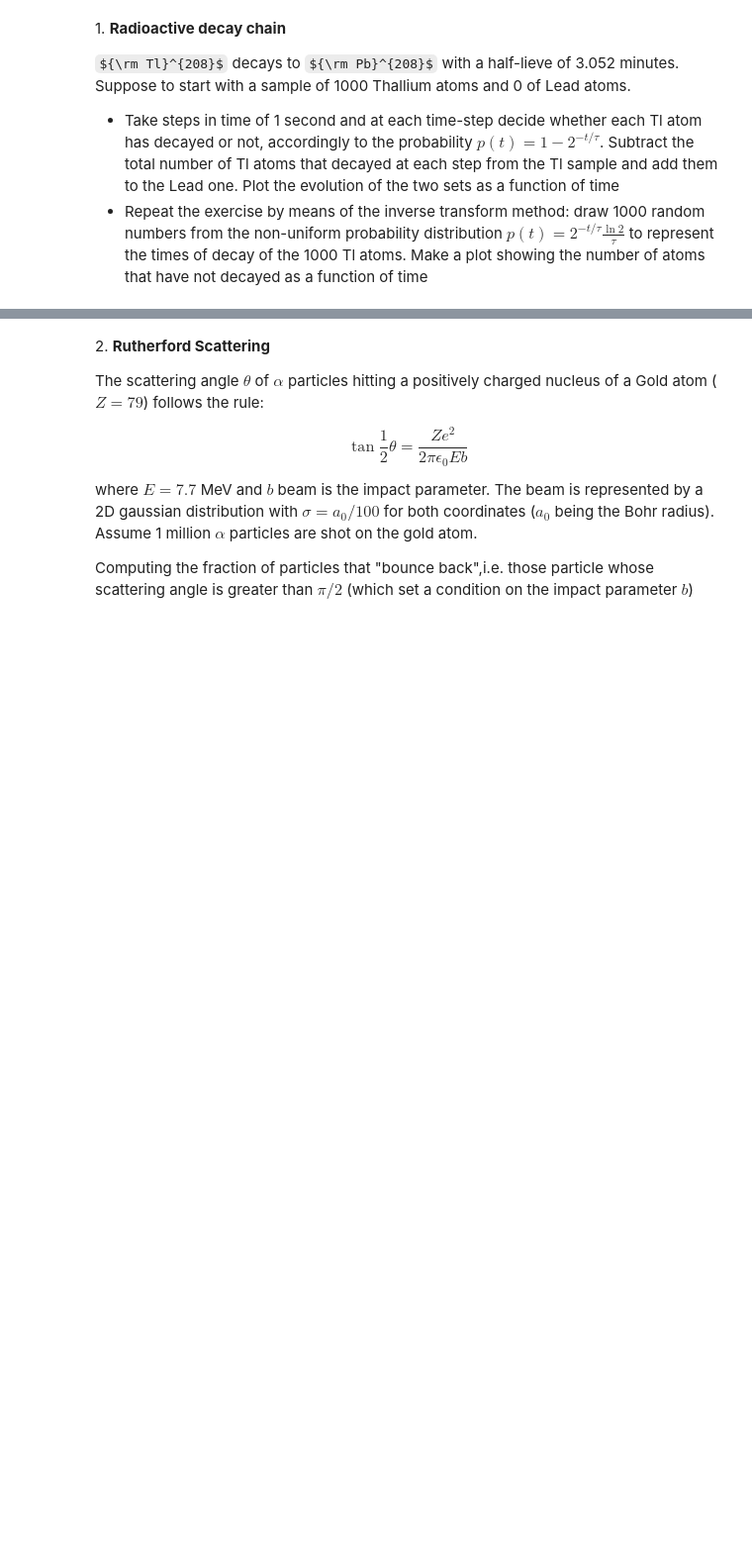
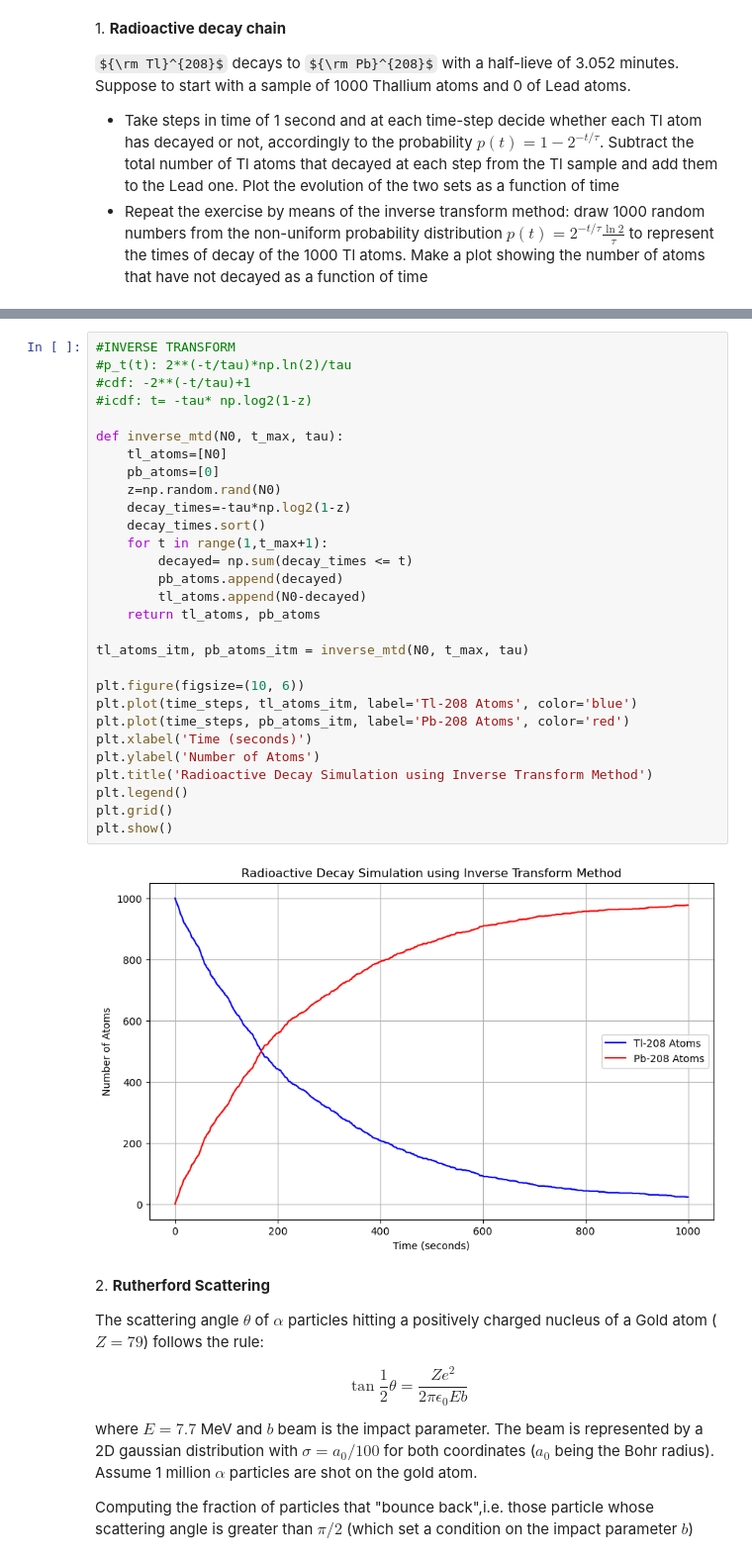
Before and after one commit to angelabortolato/LaboratoryOfComputationalPhysics_A, a Jupyter notebook: 10ex_MonteCarlo.ipynb, the cells around one changed output, grey strips where cells are left out. Shown: that part at 99% size. Saved outputs shown, nothing was run; the diff lists cells and outputs as text; some formulas as TeX source; blank space fills up the shorter version.

```diff
--- a/10ex_MonteCarlo.ipynb
+++ b/10ex_MonteCarlo.ipynb
@@ -19,3 +47,34 @@ pb_atoms=[0]
+# %%
+#INVERSE TRANSFORM
+#p_t(t): 2**(-t/tau)*np.ln(2)/tau
+#cdf: -2**(-t/tau)+1
+#icdf: t= -tau* np.log2(1-z)
+
+def inverse_mtd(N0, t_max, tau):
+    tl_atoms=[N0]
+    pb_atoms=[0]
+    z=np.random.rand(N0)
+    decay_times=-tau*np.log2(1-z)
+    decay_times.sort()
+    for t in range(1,t_max+1):
+        decayed= np.sum(decay_times <= t)
+        pb_atoms.append(decayed)
+        tl_atoms.append(N0-decayed)
+    return tl_atoms, pb_atoms
+
+tl_atoms_itm, pb_atoms_itm = inverse_mtd(N0, t_max, tau)
+
+plt.figure(figsize=(10, 6))
+plt.plot(time_steps, tl_atoms_itm, label='Tl-208 Atoms', color='blue')
+plt.plot(time_steps, pb_atoms_itm, label='Pb-208 Atoms', color='red')
+plt.xlabel('Time (seconds)')
+plt.ylabel('Number of Atoms')
+plt.title('Radioactive Decay Simulation using Inverse Transform Method')
+plt.legend()
+plt.grid()
+plt.show()
+# %% [output]
+[figure, added]
 # %% [markdown]
 2\. **Rutherford Scattering**
 
```
Also changed, not shown: parts of 4 cells of this notebook.
